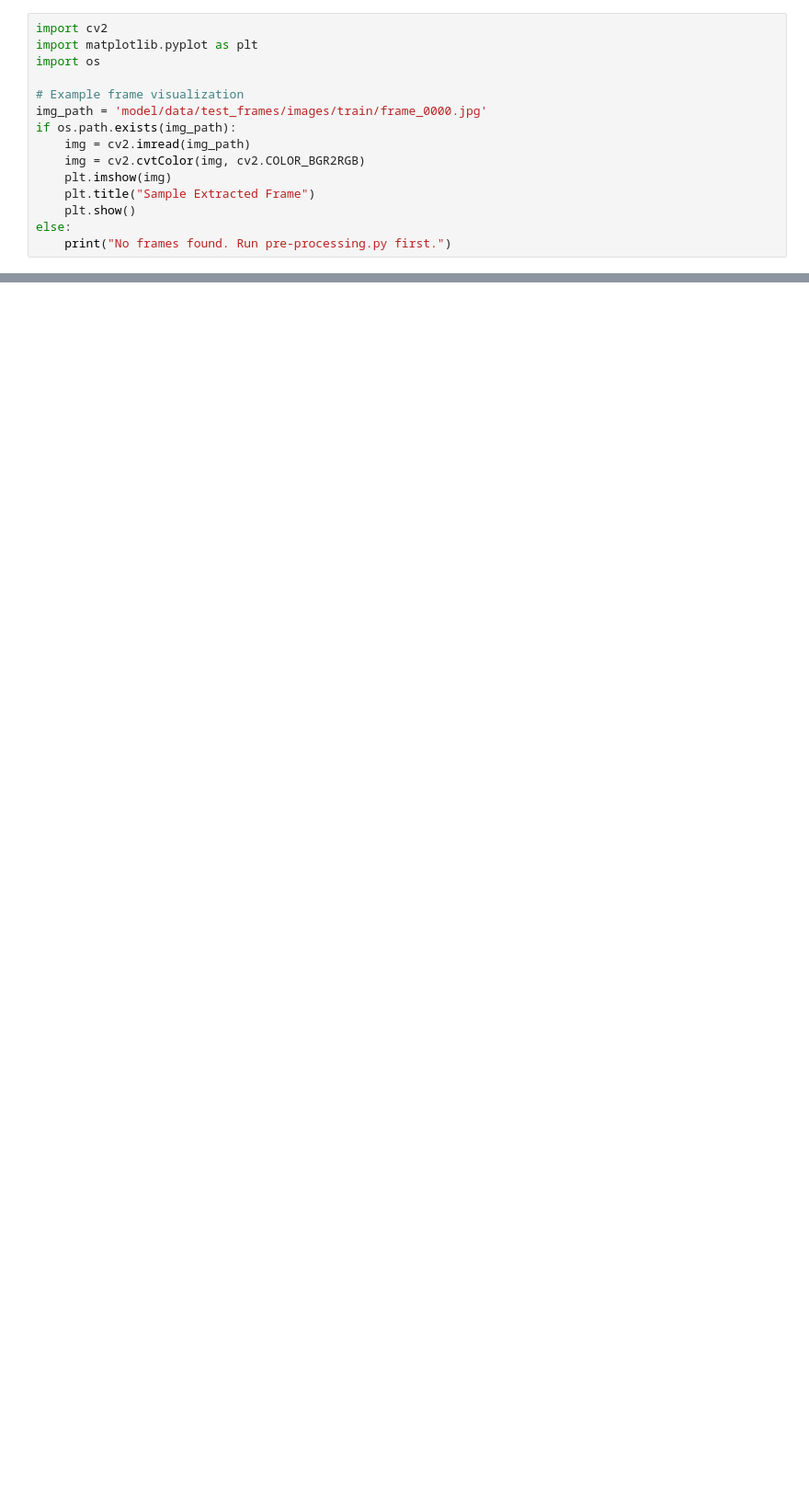
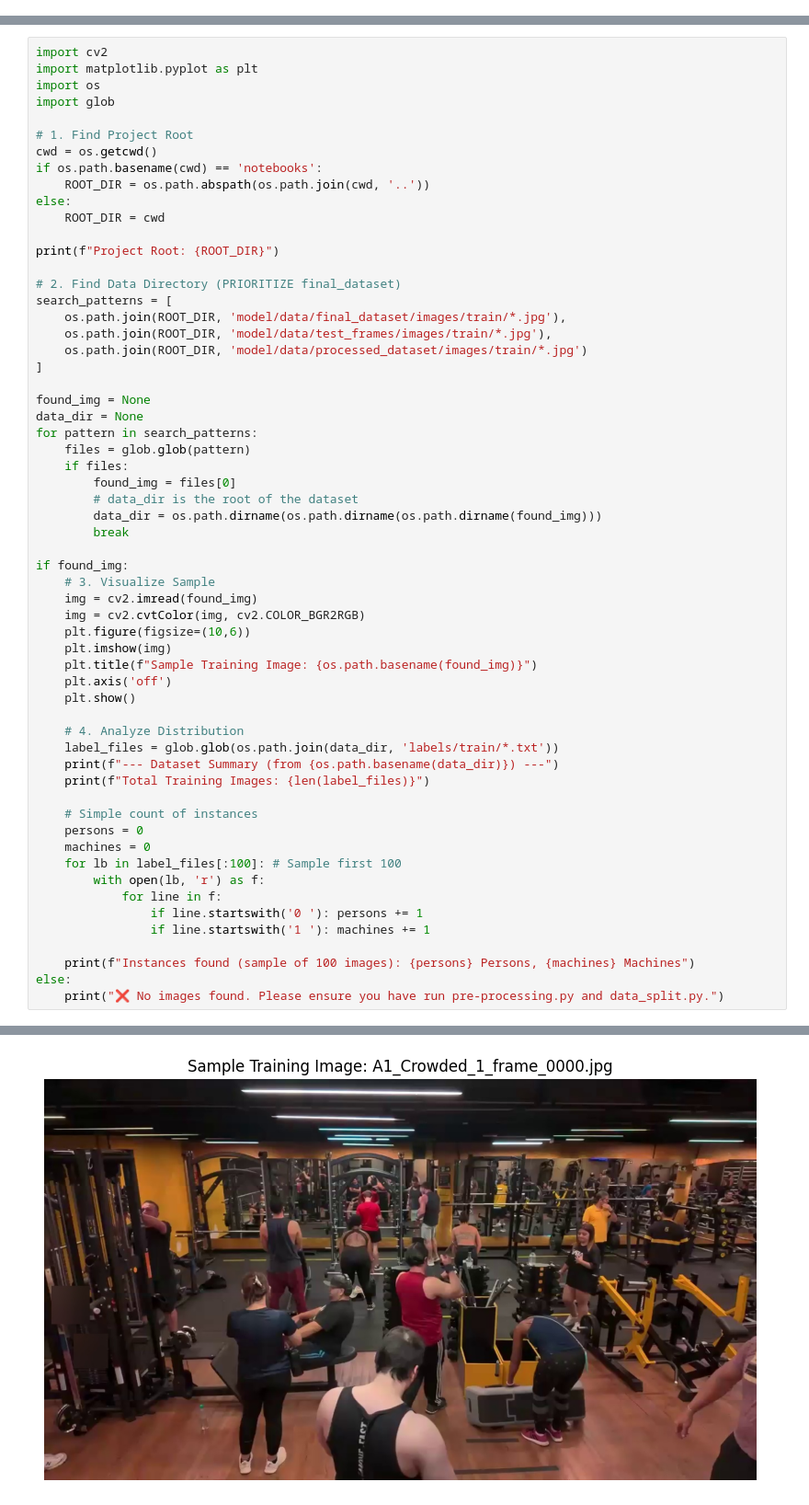
Before and after one commit to Olympuzz-Land-of-Wealth/Prometheus, a Jupyter notebook: notebooks/B1_Data_Exploration.ipynb, the cells around one changed output, grey strips where cells are left out. Shown at 92% size. Cells and saved outputs as stored; diff of their text form; blank space fills up the shorter version.

```diff
--- a/notebooks/B1_Data_Exploration.ipynb
+++ b/notebooks/B1_Data_Exploration.ipynb
@@ -31,15 +0,0 @@ Based on the labels in `model/data/test_frames`:
-# %%
-import cv2
-import matplotlib.pyplot as plt
-import os
-
-# Example frame visualization
-img_path = 'model/data/test_frames/images/train/frame_0000.jpg'
-if os.path.exists(img_path):
-    img = cv2.imread(img_path)
-    img = cv2.cvtColor(img, cv2.COLOR_BGR2RGB)
-    plt.imshow(img)
-    plt.title("Sample Extracted Frame")
-    plt.show()
-else:
-    print("No frames found. Run pre-processing.py first.")
@@ -45,0 +15,60 @@ else:
+# %%
+import cv2
+import matplotlib.pyplot as plt
+import os
+import glob
+
+# 1. Find Project Root
+cwd = os.getcwd()
+if os.path.basename(cwd) == 'notebooks':
+    ROOT_DIR = os.path.abspath(os.path.join(cwd, '..'))
+else:
+    ROOT_DIR = cwd
+
+print(f"Project Root: {ROOT_DIR}")
+
+# 2. Find Data Directory (PRIORITIZE final_dataset)
+search_patterns = [
+    os.path.join(ROOT_DIR, 'model/data/final_dataset/images/train/*.jpg'),
+    os.path.join(ROOT_DIR, 'model/data/test_frames/images/train/*.jpg'),
+    os.path.join(ROOT_DIR, 'model/data/processed_dataset/images/train/*.jpg')
+]
+
+found_img = None
+data_dir = None
+for pattern in search_patterns:
+    files = glob.glob(pattern)
+    if files:
+        found_img = files[0]
+        # data_dir is the root of the dataset
+        data_dir = os.path.dirname(os.path.dirname(os.path.dirname(found_img)))
+        break
+
+if found_img:
+    # 3. Visualize Sample
+    img = cv2.imread(found_img)
+    img = cv2.cvtColor(img, cv2.COLOR_BGR2RGB)
+    plt.figure(figsize=(10,6))
+    plt.imshow(img)
+    plt.title(f"Sample Training Image: {os.path.basename(found_img)}")
+    plt.axis('off')
+    plt.show()
+
+    # 4. Analyze Distribution
+    label_files = glob.glob(os.path.join(data_dir, 'labels/train/*.txt'))
+    print(f"--- Dataset Summary (from {os.path.basename(data_dir)}) ---")
+    print(f"Total Training Images: {len(label_files)}")
+
+    # Simple count of instances
+    persons = 0
+    machines = 0
+    for lb in label_files[:100]: # Sample first 100
+        with open(lb, 'r') as f:
+            for line in f:
+                if line.startswith('0 '): persons += 1
+                if line.startswith('1 '): machines += 1
+
+    print(f"Instances found (sample of 100 images): {persons} Persons, {machines} Machines")
+else:
+    print("❌ No images found. Please ensure you have run pre-processing.py and data_split.py.")
+# %% [output]
@@ -45,0 +76 @@ else:
+[figure, added]
```
Also changed, not shown: parts of 4 cells of this notebook, 16 other files.
